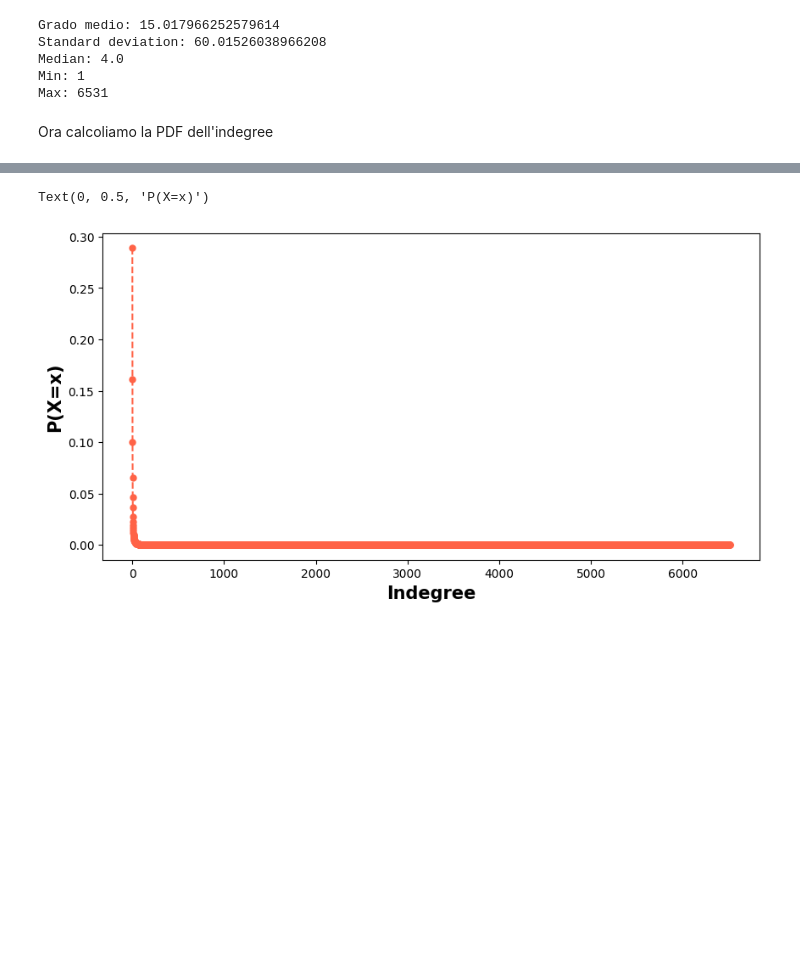
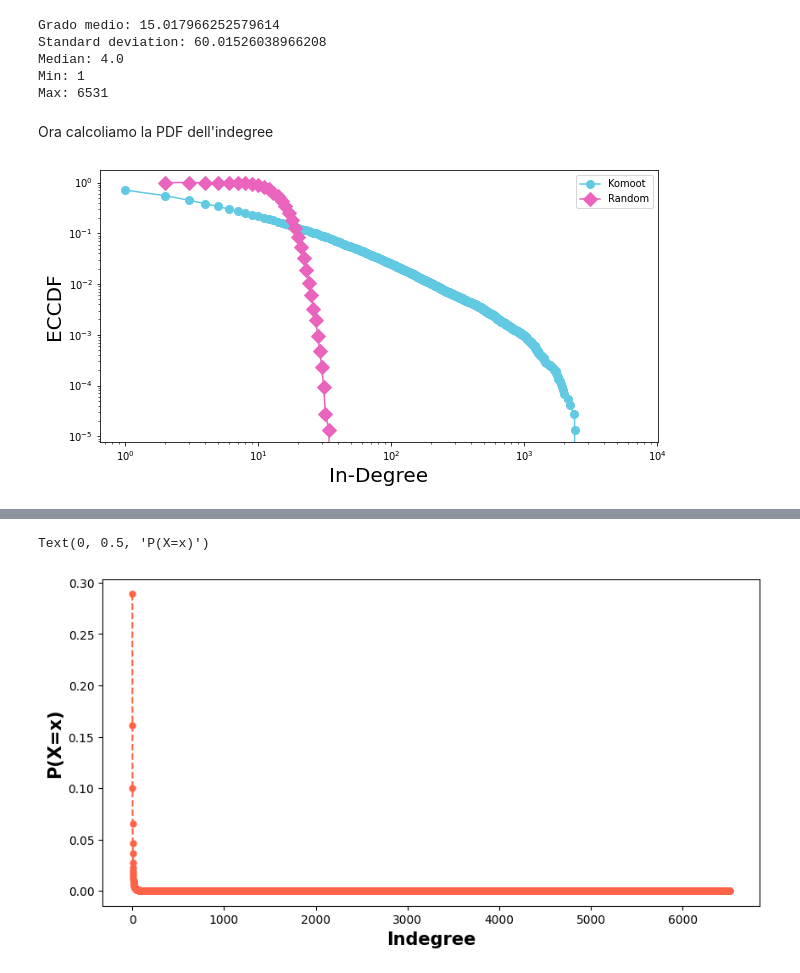
Before and after one commit to r-carissimi/komoot-network-analysis, a Jupyter notebook: progetto.ipynb, the cells around one changed output, grey strips where cells are left out. Drawn from its saved outputs; the diff is of its cells as text; code cells hidden in the pictures; blank space fills up the shorter version.

```diff
--- a/progetto.ipynb
+++ b/progetto.ipynb
@@ -702,3 +819,31 @@ Min: 1
 Max: 6531
 # %% [markdown]
 Ora calcoliamo la PDF dell'indegree
+# %%
+from statsmodels.distributions.empirical_distribution import ECDF
+
+in_degrees_noitems =  dict(g.in_degree())
+in_degrees = list(in_degrees_noitems.values())
+random_digraph_erdos = nx.fast_gnp_random_graph(len(g.nodes), nx.density(g), directed=True)
+random_in_degrees = list(dict(random_digraph_erdos.in_degree()).values())
+
+cdf = ECDF(in_degrees)
+x = np.unique(in_degrees)
+y = cdf(x)
+
+cdf_random = ECDF(random_in_degrees)
+x_random = np.unique(random_in_degrees)
+y_random = cdf_random(x_random)
+
+fig_cdf_fb = plt.figure(figsize=(10,5))
+axes = fig_cdf_fb.gca()
+axes.set_xscale('log')
+axes.set_yscale('log')
+axes.loglog(x,1-y,marker='o',ms=8, linestyle='-', label = "Komoot", color = "#61CAE2")
+axes.loglog(x_random,1-y_random,marker='D',ms=10, linestyle='-', label="Random", color = "#EA63BD")
+axes.legend()
+axes.set_xlabel('In-Degree',size=20)
+axes.set_ylabel('ECCDF', size = 20)
+plt.show()
+# %% [output]
+[figure, added]
```
Also changed, not shown: parts of 25 cells of this notebook, 1 other file.
